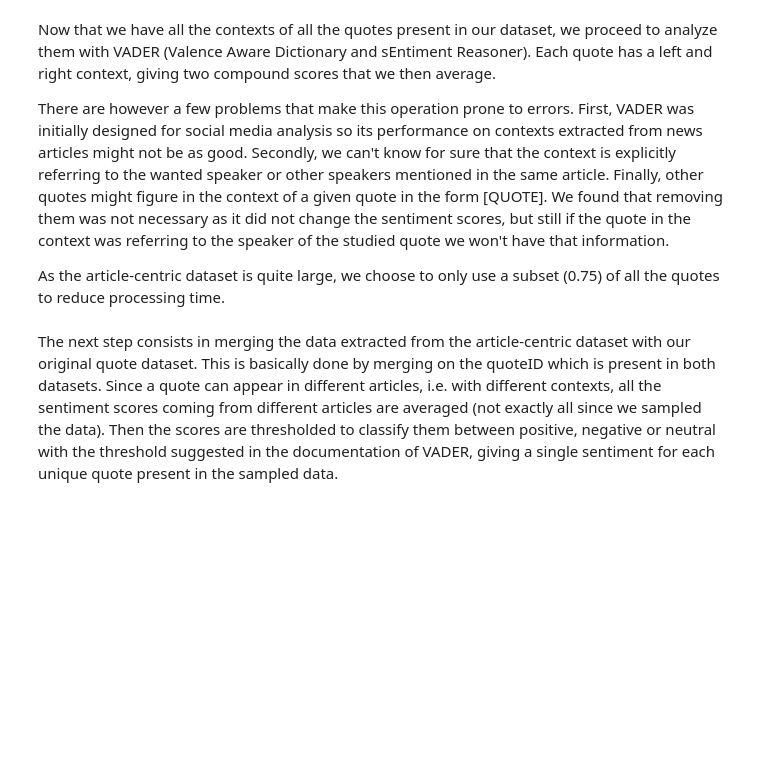
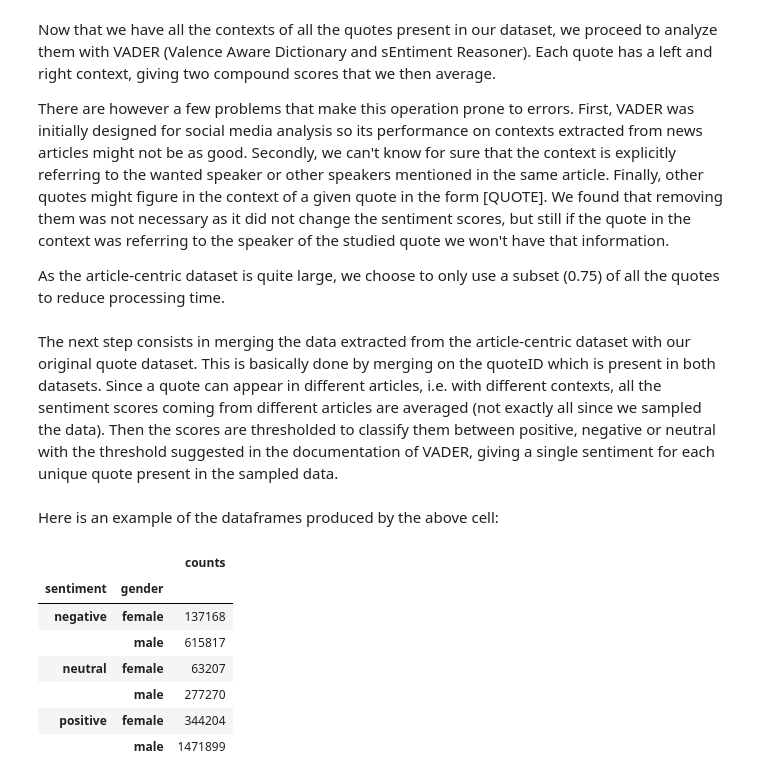
Before and after one commit to epfl-ada/ada-2021-project-adata-scientists, a Jupyter notebook: milestone2.ipynb, the cells around one changed output. Cells and saved outputs as stored; diff of their text form; code cells hidden in the pictures; blank space fills up the shorter version.

```diff
--- a/milestone2.ipynb
+++ b/milestone2.ipynb
@@ -1689,3 +1708,18 @@ for i,year in enumerate(years):
 
         with open(path_to_dfile_s, 'wb') as dest:
             pkl.dump(df_f, dest)
+# %% [markdown]
+Here is an example of the dataframes produced by the above cell:
+# %%
+with open('./data/genders_and_sentiment-2016.pkl', 'rb') as f:
+    df = pkl.load(f)
+df
+# %% [output]
+|  |  | counts |
+| sentiment | gender |  |
+| negative | female | 137168 |
+|  | male | 615817 |
+| neutral | female | 63207 |
+|  | male | 277270 |
+| positive | female | 344204 |
+|  | male | 1471899 |
```
Also changed, not shown: parts of 2 cells of this notebook.
